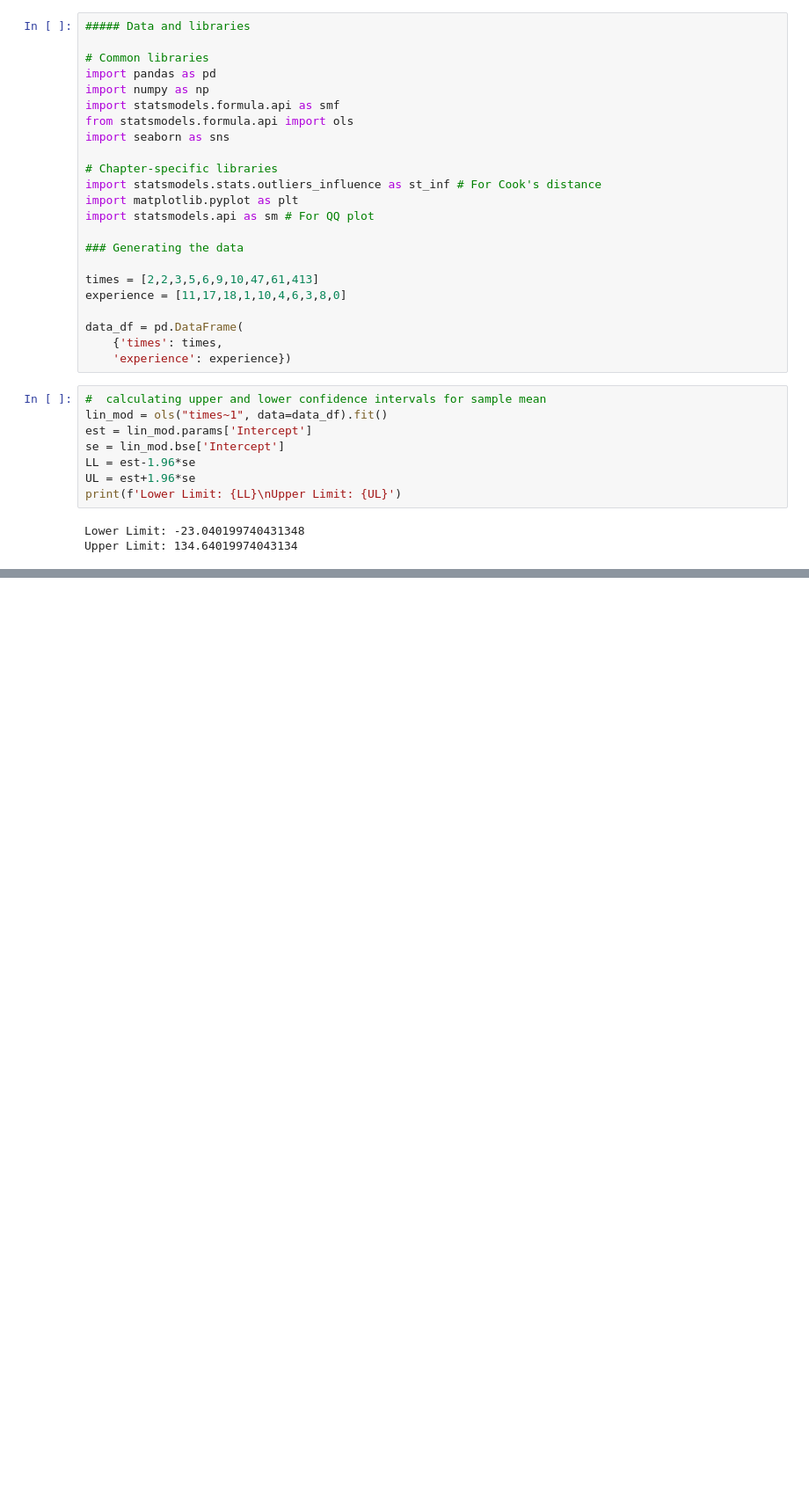
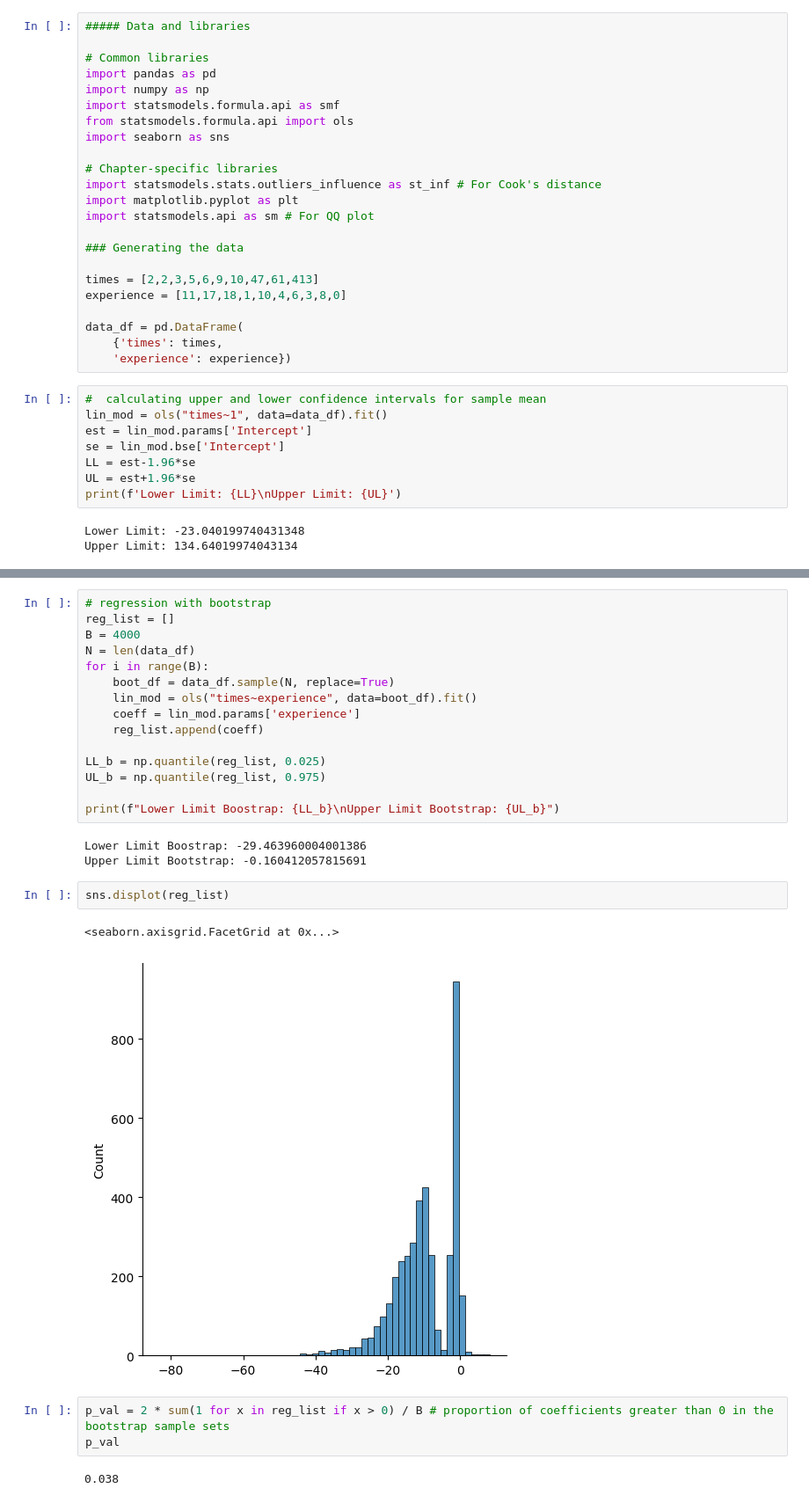
Before and after one commit to BryanEastman/BehavioralDataAnalysis, a Jupyter notebook: Chapter 7 - Measuring uncertainty with the Bootstrap/chapter 7.ipynb, the cells around one changed output, grey strips where cells are left out. Shown at 88% size. Cells and saved outputs as stored; diff of their text form; blank space fills up the shorter version.

```diff
--- a/Chapter 7 - Measuring uncertainty with the Bootstrap/chapter 7.ipynb
+++ b/Chapter 7 - Measuring uncertainty with the Bootstrap/chapter 7.ipynb
@@ -73,0 +116,28 @@ Upper Limit Bootstrap: 138.92749999999987
+# %%
+# regression with bootstrap
+reg_list = []
+B = 4000
+N = len(data_df)
+for i in range(B):
+    boot_df = data_df.sample(N, replace=True)
+    lin_mod = ols("times~experience", data=boot_df).fit()
+    coeff = lin_mod.params['experience']
+    reg_list.append(coeff)
+
+LL_b = np.quantile(reg_list, 0.025)
+UL_b = np.quantile(reg_list, 0.975)
+
+print(f"Lower Limit Boostrap: {LL_b}\nUpper Limit Bootstrap: {UL_b}")
+# %% [output]
+Lower Limit Boostrap: -29.463960004001386
+Upper Limit Bootstrap: -0.160412057815691
+# %%
+sns.displot(reg_list)
+# %% [output]
+<seaborn.axisgrid.FacetGrid at 0x...>
+[figure, added]
+# %%
+p_val = 2 * sum(1 for x in reg_list if x > 0) / B # proportion of coefficients greater than 0 in the bootstrap sample sets
+p_val
+# %% [output]
+0.038
```
Also changed, not shown: parts of 6 cells of this notebook.
